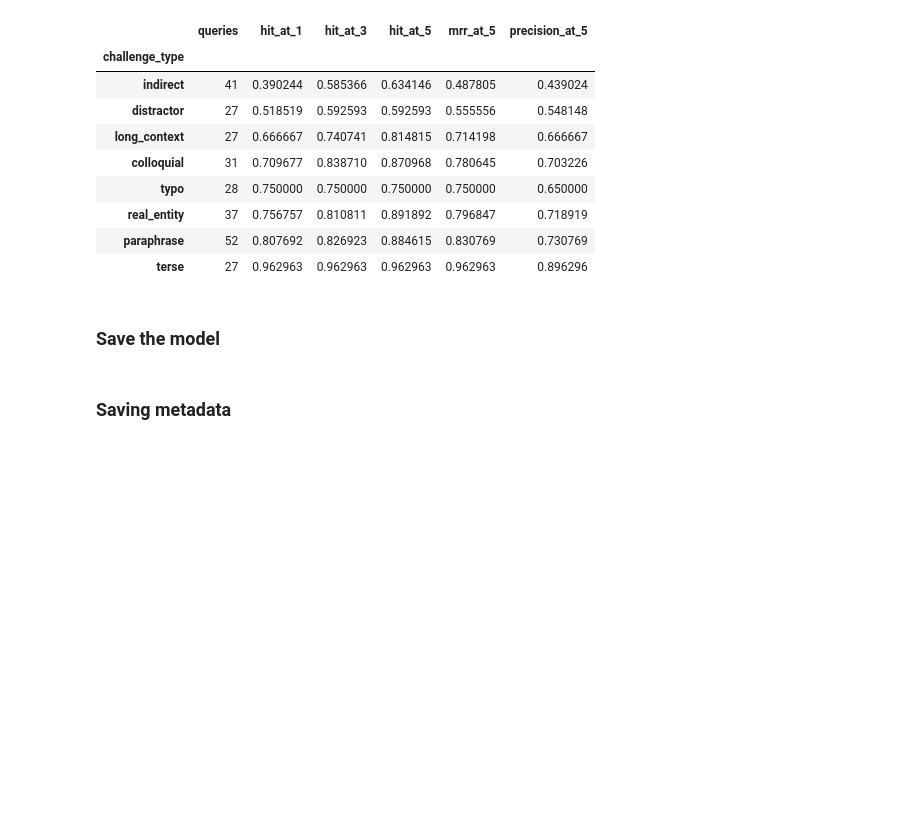
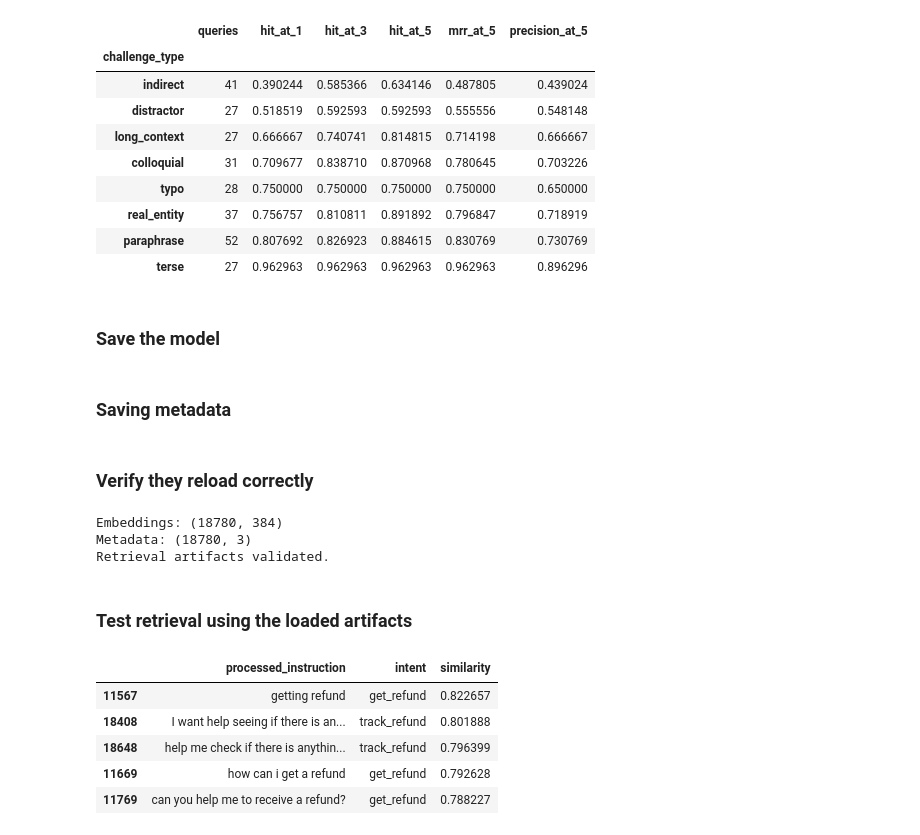
Before and after one commit to ribhupramanik/ResolveAI, a Jupyter notebook: notebooks/05_semantic_retrieval.ipynb, the cells around one changed output. Saved outputs shown, nothing was run; the diff lists cells and outputs as text; code cells hidden in the pictures; blank space fills up the shorter version.

Commit message:
verified if model loads correctly and tested retrieval using the loaded artifacts

```diff
--- a/notebooks/05_semantic_retrieval.ipynb
+++ b/notebooks/05_semantic_retrieval.ipynb
@@ -931,3 +931,41 @@ retrieval_metadata.to_csv(
     / "corpus_metadata.csv",
     index=False
 )
+# %% [markdown]
+### Verify they reload correctly
+# %%
+loaded_embeddings = np.load(
+    RETRIEVAL_ARTIFACT_DIR
+    / "corpus_embeddings.npy"
+)
+
+loaded_metadata = pd.read_csv(
+    RETRIEVAL_ARTIFACT_DIR
+    / "corpus_metadata.csv"
+)
+# %%
+print(
+    "Embeddings:",
+    loaded_embeddings.shape
+)
+
+print(
+    "Metadata:",
+    loaded_metadata.shape
+)
+
+assert (
+    len(loaded_embeddings)
+    ==
+    len(loaded_metadata)
+)
+
+print(
+    "Retrieval artifacts validated."
+)
+# %% [output]
+Embeddings: (18780, 384)
+Metadata: (18780, 3)
+Retrieval artifacts validated.
+# %% [markdown]
+### Test retrieval using the loaded artifacts
@@ -933,0 +1007,18 @@ retrieval_metadata.to_csv(
+# %%
+retrieve_from_saved_index(
+    "my refund still hasn't arrived",
+    top_k=5
+)[
+    [
+        "processed_instruction",
+        "intent",
+        "similarity"
+    ]
+]
+# %% [output]
+|  | processed_instruction | intent | similarity |
+| 11567 | getting refund | get_refund | 0.822657 |
+| 18408 | I want help seeing if there is an... | track_refund | 0.801888 |
+| 18648 | help me check if there is anythin... | track_refund | 0.796399 |
+| 11669 | how can i get a refund | get_refund | 0.792628 |
+| 11769 | can you help me to receive a refund? | get_refund | 0.788227 |
```
Also changed, not shown: parts of 1 cell of this notebook.
